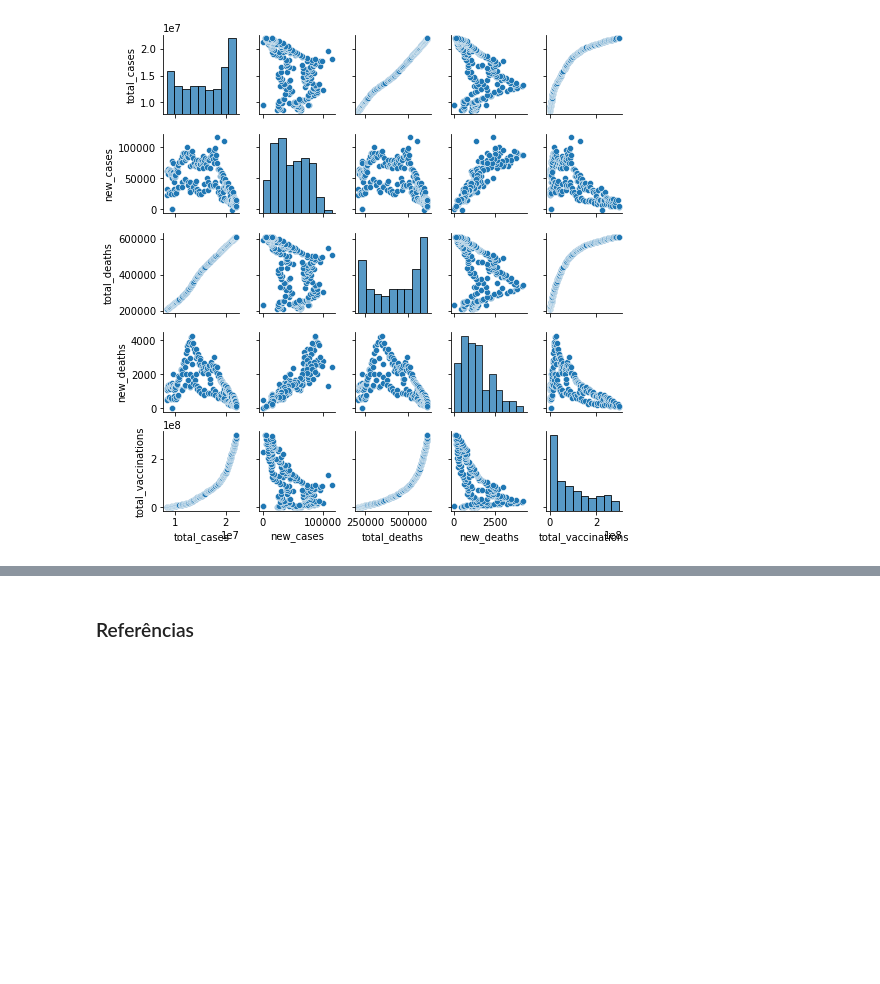
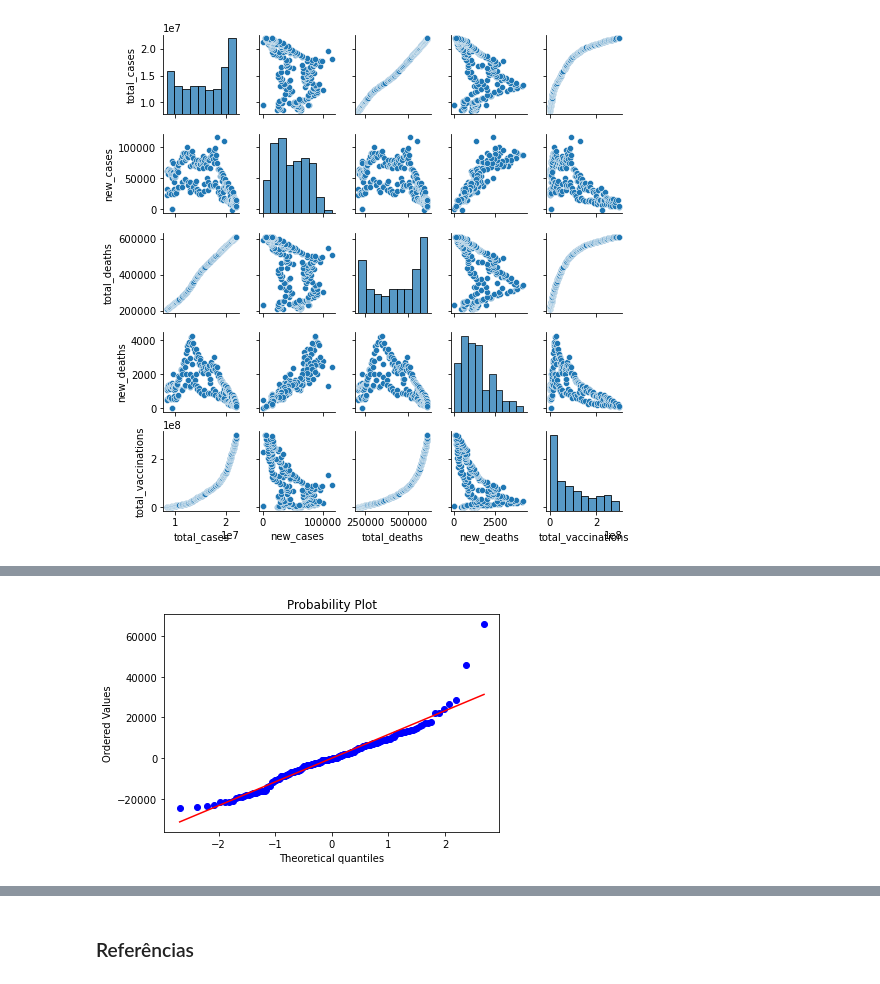
Before and after one commit to marlonsp/Projeto2-CiDados, a Jupyter notebook: Projeto2-CDados.ipynb, the cells around one changed output, grey strips where cells are left out. Saved outputs shown, nothing was run; the diff lists cells and outputs as text; code cells hidden in the pictures; blank space fills up the shorter version.

```diff
--- a/Projeto2-CDados.ipynb
+++ b/Projeto2-CDados.ipynb
@@ -217,0 +248,5 @@ strong multicollinearity or other numerical problems.
+# %%
+X2 = train[['total_vaccinations', 'new_deaths']]
+Y2 = train['new_cases']
+results2 = Regressão(Y2,X2)
+results2.summary()
@@ -218,3 +276,8 @@ strong multicollinearity or other numerical problems.
+# %%
+plt.figure()
+probplot(results2.resid, dist = 'norm', plot = plt);
+# %% [output]
+[figure, added]
 # %%
 beta0_hat = results.params[0]  # const
 beta1_hat = results.params[1]  # total_vaccinations
```
Also changed, not shown: parts of 16 cells of this notebook.
